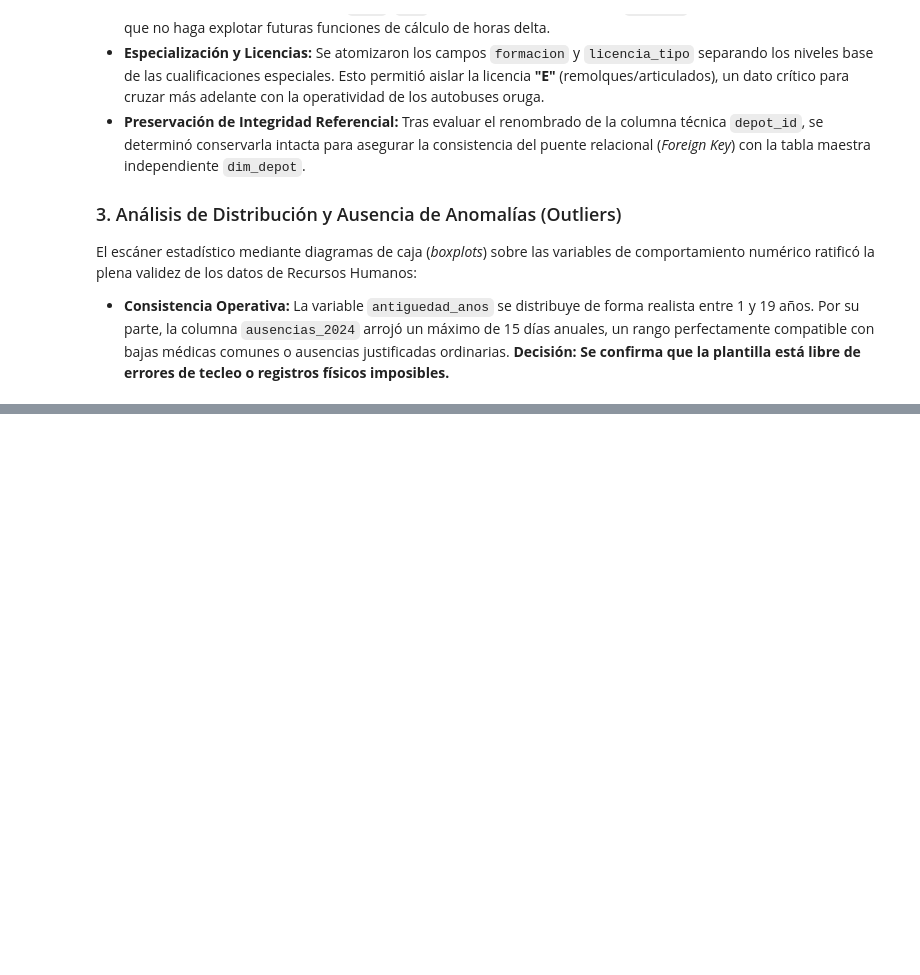
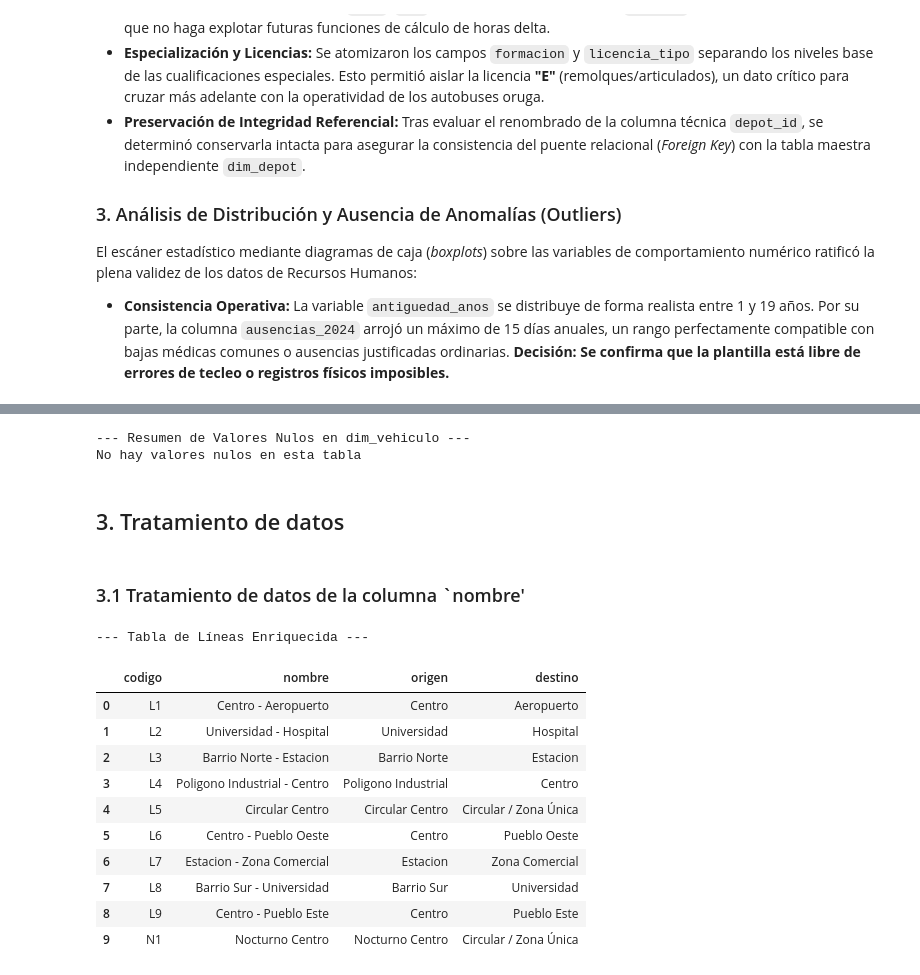
Before and after one commit to databaandsc/MetroBus_Analytics, a Jupyter notebook: 01_eda.ipynb, the cells around one changed output, grey strips where cells are left out. Saved outputs shown, nothing was run; the diff lists cells and outputs as text; code cells hidden in the pictures; blank space fills up the shorter version.

Commit message:
feat(eda): normalizacion estricta 1NF de dim_linea y descarte de columna redundante

```diff
--- a/01_eda.ipynb
+++ b/01_eda.ipynb
@@ -1759,0 +1834,23 @@ El escáner estadístico mediante diagramas de caja (*boxplots*) sobre las varia
+# %%
+
+# 1. Cargamos el dataset
+df_linea = pd.read_csv('data/dim_linea.csv')
+
+# Número total de filas
+print("Total de filas:", len(df_linea))
+
+# 2. Ver columnas y tipos de datos
+print("--- Columnas y Tipos de Datos ---")
+display(df_linea.dtypes)
+
+# 3. Primeras 5 filas
+print("--- Primeras 5 filas (head) ---")
+display(df_linea.head())
+
+# 4. Ultimas 5 filas
+print("--- Ultimas 5 filas (tail) ---")
+display(df_linea.tail())
+
+# 5. 5 filas aleatorias
+print("--- 5 filas aleatorias (sample) ---")
+display(df_linea.sample(5))
@@ -1759,0 +1891,56 @@ El escáner estadístico mediante diagramas de caja (*boxplots*) sobre las varia
+# %%
+# 1. Calculamos el total de nulos por columna
+total_nulos = df_linea.isnull().sum()
+
+# 2. Caculamos el porcentaje de nulos por columna
+pocentaje_nulos = (total_nulos / len(df_linea)) * 100
+
+# 3. Combinamos ambos resultados en un DataFrame
+tabla_nulos = pd.DataFrame({
+    'Total Nulos': total_nulos,
+    'Porcentaje (%)': pocentaje_nulos
+})
+
+# 4. Filtramos para ver solo las columnas que tienen más de 0 nulos y ordenamos de mayor a menor
+tabla_nulos_filtrada = tabla_nulos[tabla_nulos['Total Nulos'] > 0].sort_values(by='Total Nulos', ascending=False)
+
+print("--- Resumen de Valores Nulos en dim_vehiculo ---")
+if tabla_nulos_filtrada.empty:
+    print("No hay valores nulos en esta tabla")
+else:
+    display(tabla_nulos_filtrada)
+# %% [output]
+--- Resumen de Valores Nulos en dim_vehiculo ---
+No hay valores nulos en esta tabla
+# %% [markdown]
+## 3. Tratamiento de datos
+# %% [markdown]
+### 3.1 Tratamiento de datos de la columna `nombre'
+# %%
+# --- EXTRACCIÓN DE CABECERAS (ORIGEN Y DESTINO) ---
+# 1. Cortamos el texto usando el guion con espacios (' - ')
+cabeceras = df_linea['nombre'].str.split(' - ', n=1, expand=True)
+
+# 2. La primera parte será el origen
+df_linea['origen'] = cabeceras[0].str.strip()
+
+# 3. La segunda parte será el destino. Si es nulo (porque no había guion), le asignamos una etiqueta lógica.
+df_linea['destino'] = cabeceras[1].str.strip().fillna('Circular / Zona Única')
+
+# 4. Comprobamos cómo ha quedado la extracción
+columnas_ver = ['codigo', 'nombre', 'origen', 'destino']
+print("--- Tabla de Líneas Enriquecida ---")
+display(df_linea[columnas_ver])
+# %% [output]
+--- Tabla de Líneas Enriquecida ---
+|  | codigo | nombre | origen | destino |
+| 0 | L1 | Centro - Aeropuerto | Centro | Aeropuerto |
+| 1 | L2 | Universidad - Hospital | Universidad | Hospital |
+| 2 | L3 | Barrio Norte - Estacion | Barrio Norte | Estacion |
+| 3 | L4 | Poligono Industrial - Centro | Poligono Industrial | Centro |
+| 4 | L5 | Circular Centro | Circular Centro | Circular / Zona Única |
+| 5 | L6 | Centro - Pueblo Oeste | Centro | Pueblo Oeste |
+| 6 | L7 | Estacion - Zona Comercial | Estacion | Zona Comercial |
+| 7 | L8 | Barrio Sur - Universidad | Barrio Sur | Universidad |
+| 8 | L9 | Centro - Pueblo Este | Centro | Pueblo Este |
+| 9 | N1 | Nocturno Centro | Nocturno Centro | Circular / Zona Única |
```
Also changed, not shown: parts of 11 cells of this notebook.
